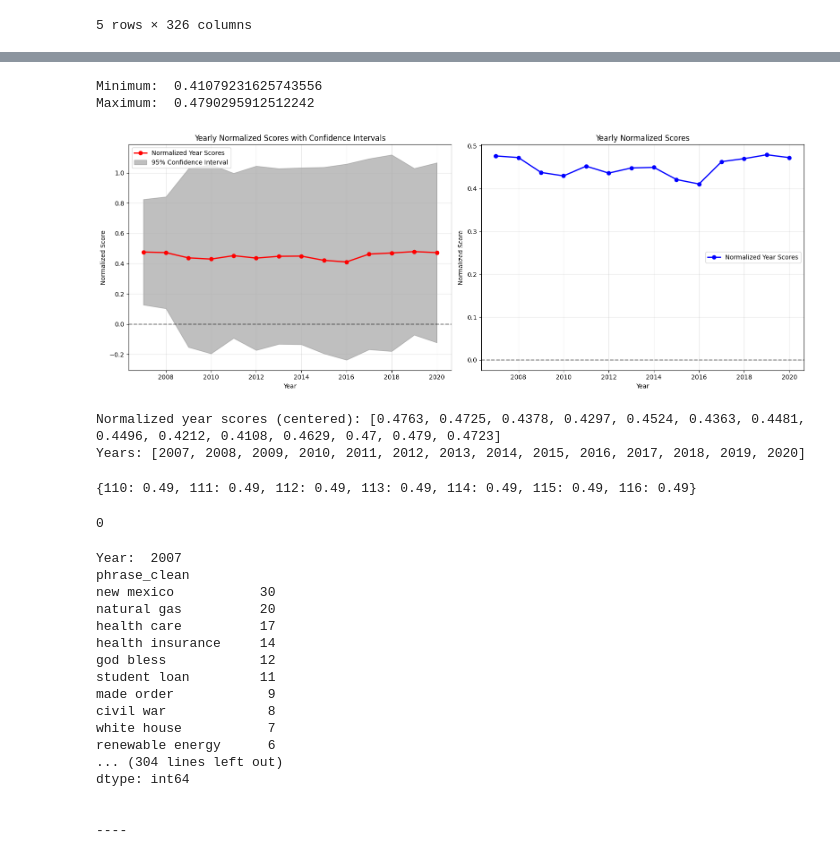
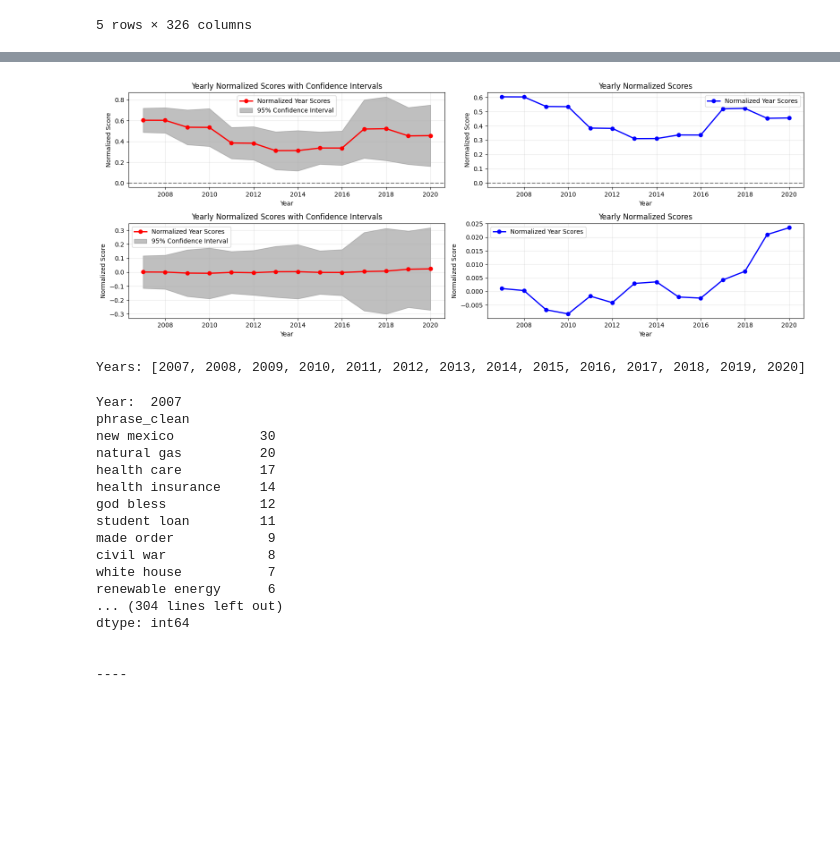
Before and after one commit to vdaita/buy-american-polarization, a Jupyter notebook: Process.ipynb, the cells around one changed output, grey strips where cells are left out. Saved outputs shown, nothing was run; the diff lists cells and outputs as text; code cells hidden in the pictures; blank space fills up the shorter version.

Commit message:
graphing save

```diff
--- a/Process.ipynb
+++ b/Process.ipynb
@@ -364,63 +193,68 @@ print([np.sum(scores) for scores in all_website_scores])
 import matplotlib.pyplot as plt
 
 years = list(session_year_map.keys())
-normalized_year_scores = [np.mean(scores) for scores in all_website_scores]
-# normalized_year_scores = [scores * 2 - 1 for scores in normalized_year_scores]  # Normalize to [0, 1] range
-# Calculate mean of means to center the plots
-# mean_of_means = np.mean(normalized_year_scores)
-mean_of_means = 0
+year_scores = [np.mean(scores) for scores in all_website_scores]
+year_std_devs = [np.std(scores) for scores in all_website_scores]
 
-print("Minimum: ", min(normalized_year_scores))
-print("Maximum: ", max(normalized_year_scores))
-
-fig, (ax1, ax2) = plt.subplots(1, 2, figsize=(16, 6))
+fig, ((ax1, ax2), (ax3, ax4)) = plt.subplots(2, 2, figsize=(16, 6))
 
 # Plot 1: With confidence intervals
-ax1.plot(years, [(score - mean_of_means) for score in normalized_year_scores],
+ax1.plot(years, year_scores,
          marker='o', color='r', linewidth=2, label='Normalized Year Scores')
 ax1.fill_between(years,
-                 [score - mean_of_means - 1.96*std for score, std in zip(normalized_year_scores, year_std_devs)],
-                 [score - mean_of_means + 1.96*std for score, std in zip(normalized_year_scores, year_std_devs)],
+                 [score - 1.96*std for score, std in zip(year_scores, year_std_devs)],
+                 [score + 1.96*std for score, std in zip(year_scores, year_std_devs)],
                  color='gray', alpha=0.5, label='95% Confidence Interval')
 ax1.set_xlabel('Year')
 ax1.set_ylabel('Normalized Score')
 ax1.set_title('Yearly Normalized Scores with Confidence Intervals')
 ax1.legend()
 ax1.grid(True, alpha=0.3)
 
 # Plot 2: Without confidence intervals
-ax2.plot(years, [(score - mean_of_means) for score in normalized_year_scores],
+ax2.plot(years, year_scores,
          marker='o', color='b', linewidth=2, label='Normalized Year Scores')
 ax2.set_xlabel('Year')
 ax2.set_ylabel('Normalized Score')
 ax2.set_title('Yearly Normalized Scores')
 ax2.legend()
 ax2.grid(True, alpha=0.3)
+
+# Plot 3: With confidence intervals, subtracting the mean
+ax3.plot(years, [score - default_score for (score, default_score) in zip(year_scores, default_scores)],
+         marker='o', color='r', linewidth=2, label='Normalized Year Scores')
+ax3.fill_between(years,
+                 [score - default_score - 1.96*std for score, default_score, std in zip(year_scores, default_scores, year_std_devs)],
+                 [score - default_score + 1.96*std for score, default_score, std in zip(year_scores, default_scores, year_std_devs)],
+                 color='gray', alpha=0.5, label='95% Confidence Interval')
+ax3.set_xlabel('Year')
+ax3.set_ylabel('Normalized Score')
+ax3.set_title('Yearly Normalized Scores with Confidence Intervals')
+ax3.legend()
+ax3.grid(True, alpha=0.3)
+
+# Plot 4: Without confidence intervals
+ax4.plot(years, [score - default_score for (score, default_score) in zip(year_scores, default_scores)],
+         marker='o', color='b', linewidth=2, label='Normalized Year Scores')
+ax4.set_xlabel('Year')
+ax4.set_ylabel('Normalized Score')
+ax4.set_title('Yearly Normalized Scores')
+ax4.legend()
+ax4.grid(True, alpha=0.3)
+
 
 # Add a horizontal line at y=0 for reference in both plots
 ax1.axhline(y=0, color='k', linestyle='--', alpha=0.5)
 ax2.axhline(y=0, color='k', linestyle='--', alpha=0.5)
 
 plt.tight_layout()
 plt.show()
 
 # Print the values for reference
-print("Normalized year scores (centered):", [round(score - mean_of_means, 4) for score in normalized_year_scores])
 print("Years:", years)
 # %% [output]
+[figure, new version]
-Minimum:  0.41079231625743556
-Maximum:  0.4790295912512242
+Years: [2007, 2008, 2009, 2010, 2011, 2012, 2013, 2014, 2015, 2016, 2017, 2018, 2019, 2020]
-[figure, old version]
-Normalized year scores (centered): [0.4763, 0.4725, 0.4378, 0.4297, 0.4524, 0.4363, 0.4481, 0.4496, 0.4212, 0.4108, 0.4629, 0.47, 0.479, 0.4723]
-Years: [2007, 2008, 2009, 2010, 2011, 2012, 2013, 2014, 2015, 2016, 2017, 2018, 2019, 2020]
-# %%
-default_values
-# %% [output]
-{110: 0.49, 111: 0.49, 112: 0.49, 113: 0.49, 114: 0.49, 115: 0.49, 116: 0.49}
-# %%
-mean_of_means
-# %% [output]
-0
 # %%
 import pickle
 
```
Also changed, not shown: parts of 15 cells of this notebook, 1 other file.
